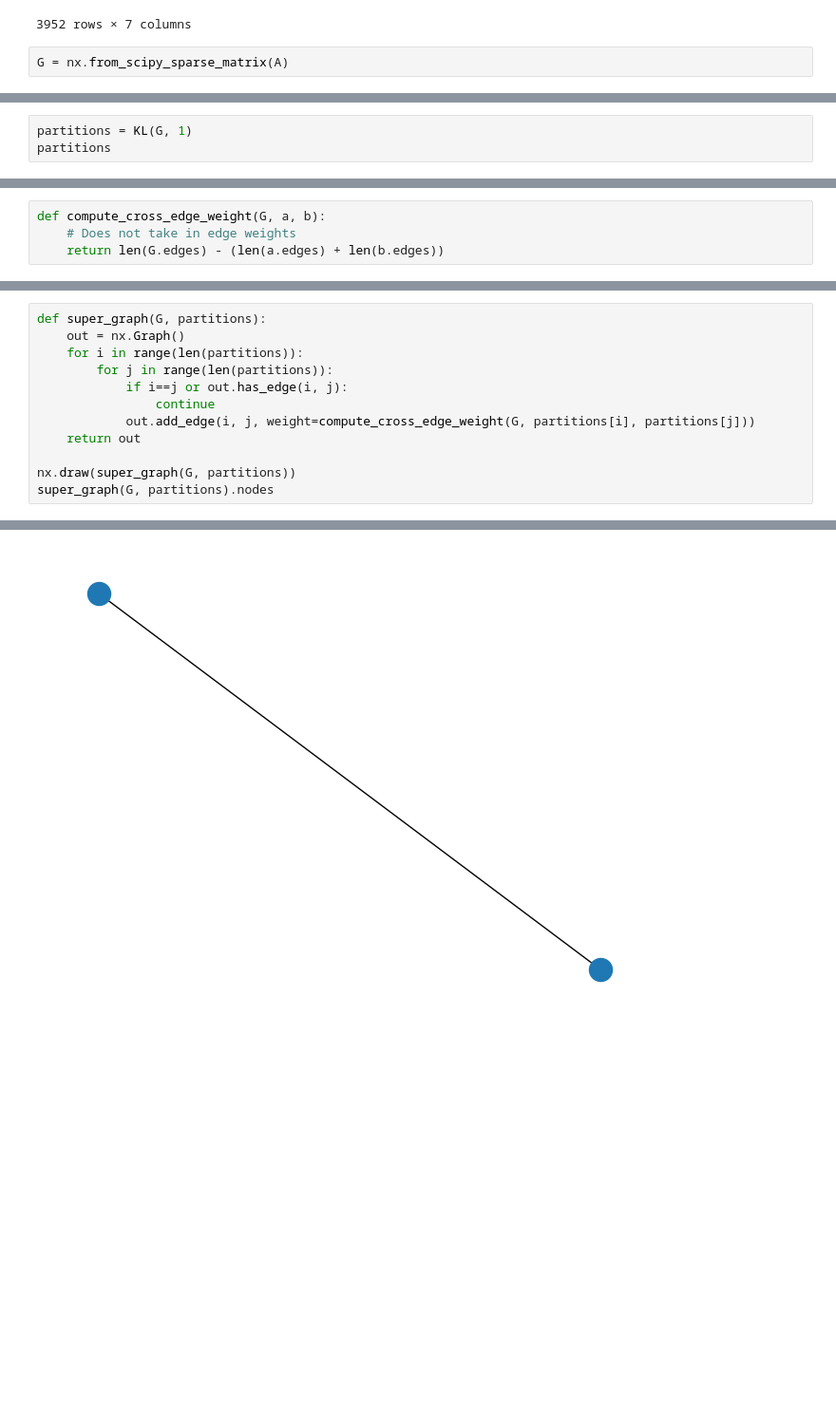
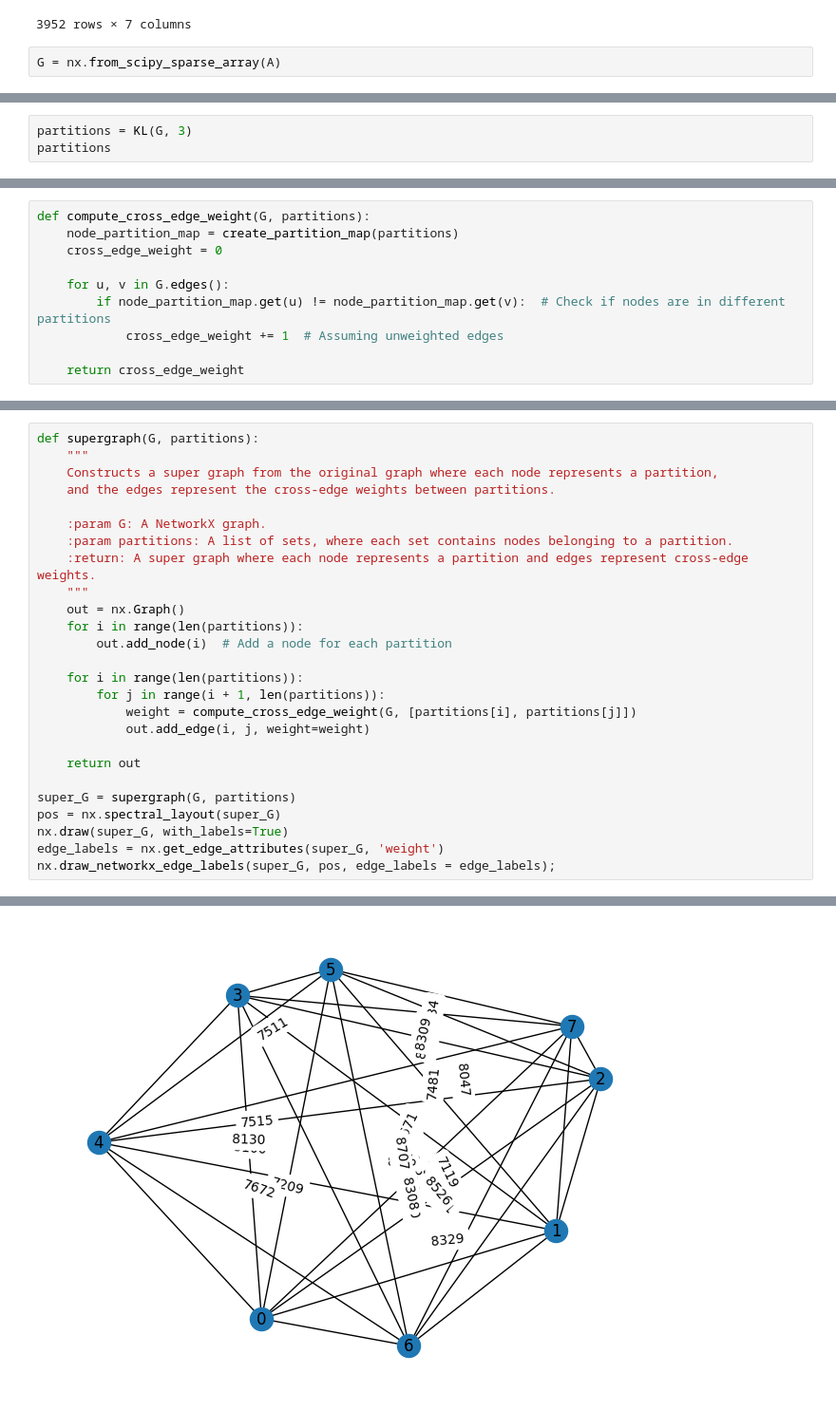
Before and after one commit to UCSD-Qualcomm-B07-Group-2/Biased-Batch-Learning-Strategy, a Jupyter notebook: src/supergraph.ipynb, the cells around one changed output, grey strips where cells are left out. Shown at 95% size. Saved outputs shown, nothing was run; the diff lists cells and outputs as text; blank space fills up the shorter version.

```diff
--- a/src/supergraph.ipynb
+++ b/src/supergraph.ipynb
@@ -90,4 +92,4 @@ instances
 | 3951 | ZCTSBUF_466_133 | 3951 | 46848 | 44544 | 11 | 6 | 23.0 |
 3952 rows × 7 columns
 # %%
-G = nx.from_scipy_sparse_matrix(A)
+G = nx.from_scipy_sparse_array(A)
@@ -98,5 +96,5 @@ in Networkx 3.0. Use `from_scipy_sparse_array` instead.
 # %%
-partitions = KL(G, 1)
+partitions = KL(G, 3)
 partitions
 # %% [output]
 [<networkx.classes.graph.Graph at 0x...>,
@@ -110,4 +121,10 @@ p1, p2
 # %%
-def compute_cross_edge_weight(G, a, b):
-    # Does not take in edge weights
-    return len(G.edges) - (len(a.edges) + len(b.edges))
+def compute_cross_edge_weight(G, partitions):
+    node_partition_map = create_partition_map(partitions)
+    cross_edge_weight = 0
+
+    for u, v in G.edges():
+        if node_partition_map.get(u) != node_partition_map.get(v):  # Check if nodes are in different partitions
+            cross_edge_weight += 1  # Assuming unweighted edges
+
+    return cross_edge_weight
@@ -118,13 +131,27 @@ compute_cross_edge_weight(G, p1, p2)
 # %%
-def super_graph(G, partitions):
+def supergraph(G, partitions):
+    """
+    Constructs a super graph from the original graph where each node represents a partition,
+    and the edges represent the cross-edge weights between partitions.
+
+    :param G: A NetworkX graph.
+    :param partitions: A list of sets, where each set contains nodes belonging to a partition.
+    :return: A super graph where each node represents a partition and edges represent cross-edge weights.
+    """
     out = nx.Graph()
     for i in range(len(partitions)):
-        for j in range(len(partitions)):
-            if i==j or out.has_edge(i, j):
-                continue
-            out.add_edge(i, j, weight=compute_cross_edge_weight(G, partitions[i], partitions[j]))
+        out.add_node(i)  # Add a node for each partition
+
+    for i in range(len(partitions)):
+        for j in range(i + 1, len(partitions)):
+            weight = compute_cross_edge_weight(G, [partitions[i], partitions[j]])
+            out.add_edge(i, j, weight=weight)
+
     return out
 
-nx.draw(super_graph(G, partitions))
-super_graph(G, partitions).nodes
+super_G = supergraph(G, partitions)
+pos = nx.spectral_layout(super_G)
+nx.draw(super_G, with_labels=True)
+edge_labels = nx.get_edge_attributes(super_G, 'weight')
+nx.draw_networkx_edge_labels(super_G, pos, edge_labels = edge_labels);
 # %% [output]
@@ -132 +158 @@ NodeView((0, 1))
-[figure, old version]
+[figure, new version]
```
Also changed, not shown: parts of 13 cells of this notebook.
